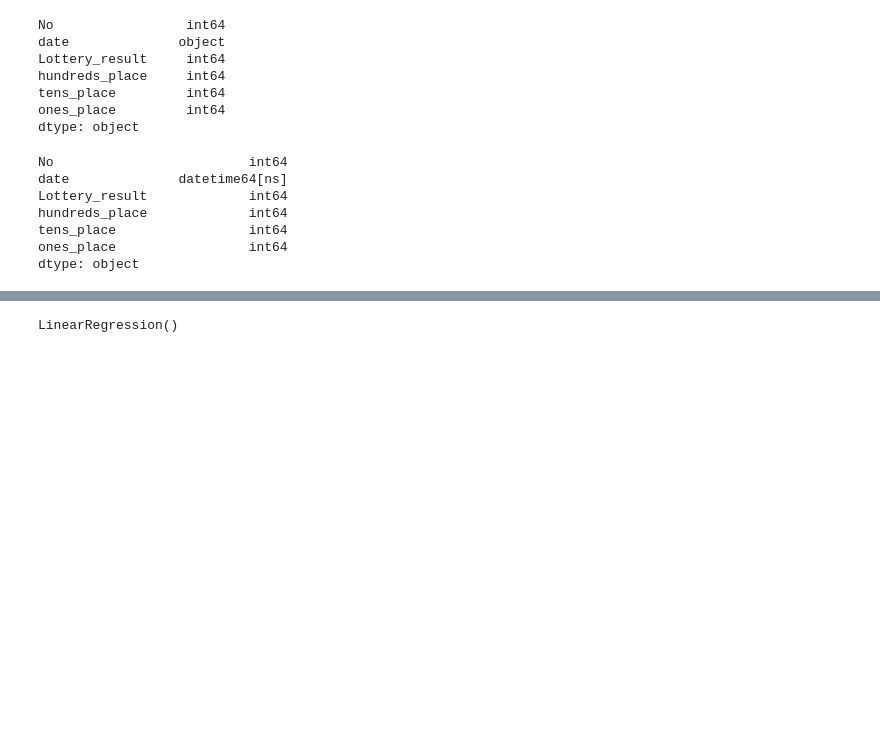
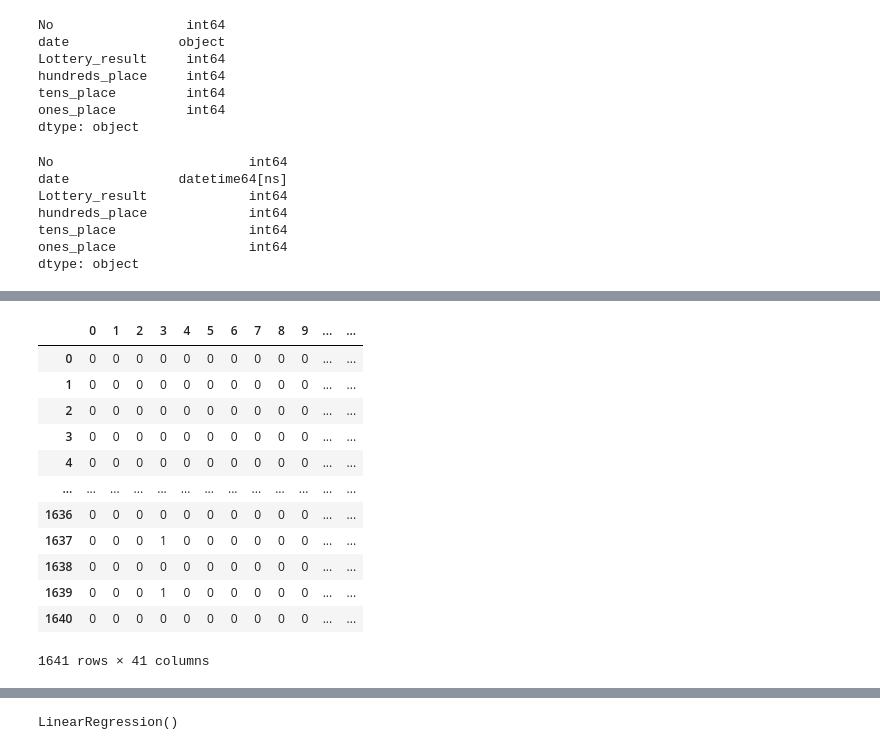
Before and after one commit to yyoshikun/workdir, a Jupyter notebook: Num_3_challenge_5.ipynb, the cells around one changed output, grey strips where cells are left out. Cells and saved outputs as stored; diff of their text form; code cells hidden in the pictures; blank space fills up the shorter version.

```diff
--- a/Num_3_challenge_5.ipynb
+++ b/Num_3_challenge_5.ipynb
@@ -1383,0 +1164,12 @@ df.to_csv(os.path.join(challenge_5_data,data_file),index=False)
+# %%
+#055 百位と年ごとにカウント-----20240407-----
+
+import collections
+list_num = Num_3_2018_2023['hp_year_join']
+df1=collections.Counter(list_num)
+
+new_column = [df1[item] for item in Num_3_2018_2023['hp_year_join'].tolist()]
+Num_3_2018_2023['h_y_counter'] = new_column
+Num_3_2018_2023
+
+#max40回の設置でいいと思う
@@ -1383,0 +1190,31 @@ df.to_csv(os.path.join(challenge_5_data,data_file),index=False)
+# %%
+#056 百位と年ごとにカウントの出現をダミー変数化
+
+import os
+import pandas as pd
+import numpy as np
+from sklearn.preprocessing import OneHotEncoder
+
+df_n=range(0,41,1)
+
+counter_list=df_n
+enc=OneHotEncoder(categories=[counter_list],sparse=False)
+# counter_h_y=enc.fit_transform(Num_3_2018_2023[['counter']])
+counter_h_y=enc.fit_transform(Num_3_2018_2023[['h_y_counter']])
+df_h_y_counter=pd.DataFrame(counter_h_y,index=Num_3_2018_2023.index,columns=counter_list,dtype='int')
+
+df_h_y_counter
+# %% [output]
+|  | 0 | 1 | 2 | 3 | 4 | 5 | 6 | 7 | 8 | 9 | ... | ... |
+| 0 | 0 | 0 | 0 | 0 | 0 | 0 | 0 | 0 | 0 | 0 | ... | ... |
+| 1 | 0 | 0 | 0 | 0 | 0 | 0 | 0 | 0 | 0 | 0 | ... | ... |
+| 2 | 0 | 0 | 0 | 0 | 0 | 0 | 0 | 0 | 0 | 0 | ... | ... |
+| 3 | 0 | 0 | 0 | 0 | 0 | 0 | 0 | 0 | 0 | 0 | ... | ... |
+| 4 | 0 | 0 | 0 | 0 | 0 | 0 | 0 | 0 | 0 | 0 | ... | ... |
+| ... | ... | ... | ... | ... | ... | ... | ... | ... | ... | ... | ... | ... |
+| 1636 | 0 | 0 | 0 | 0 | 0 | 0 | 0 | 0 | 0 | 0 | ... | ... |
+| 1637 | 0 | 0 | 0 | 1 | 0 | 0 | 0 | 0 | 0 | 0 | ... | ... |
+| 1638 | 0 | 0 | 0 | 0 | 0 | 0 | 0 | 0 | 0 | 0 | ... | ... |
+| 1639 | 0 | 0 | 0 | 1 | 0 | 0 | 0 | 0 | 0 | 0 | ... | ... |
+| 1640 | 0 | 0 | 0 | 0 | 0 | 0 | 0 | 0 | 0 | 0 | ... | ... |
+1641 rows × 41 columns
```
Also changed, not shown: parts of 106 cells of this notebook, 6 other files.
